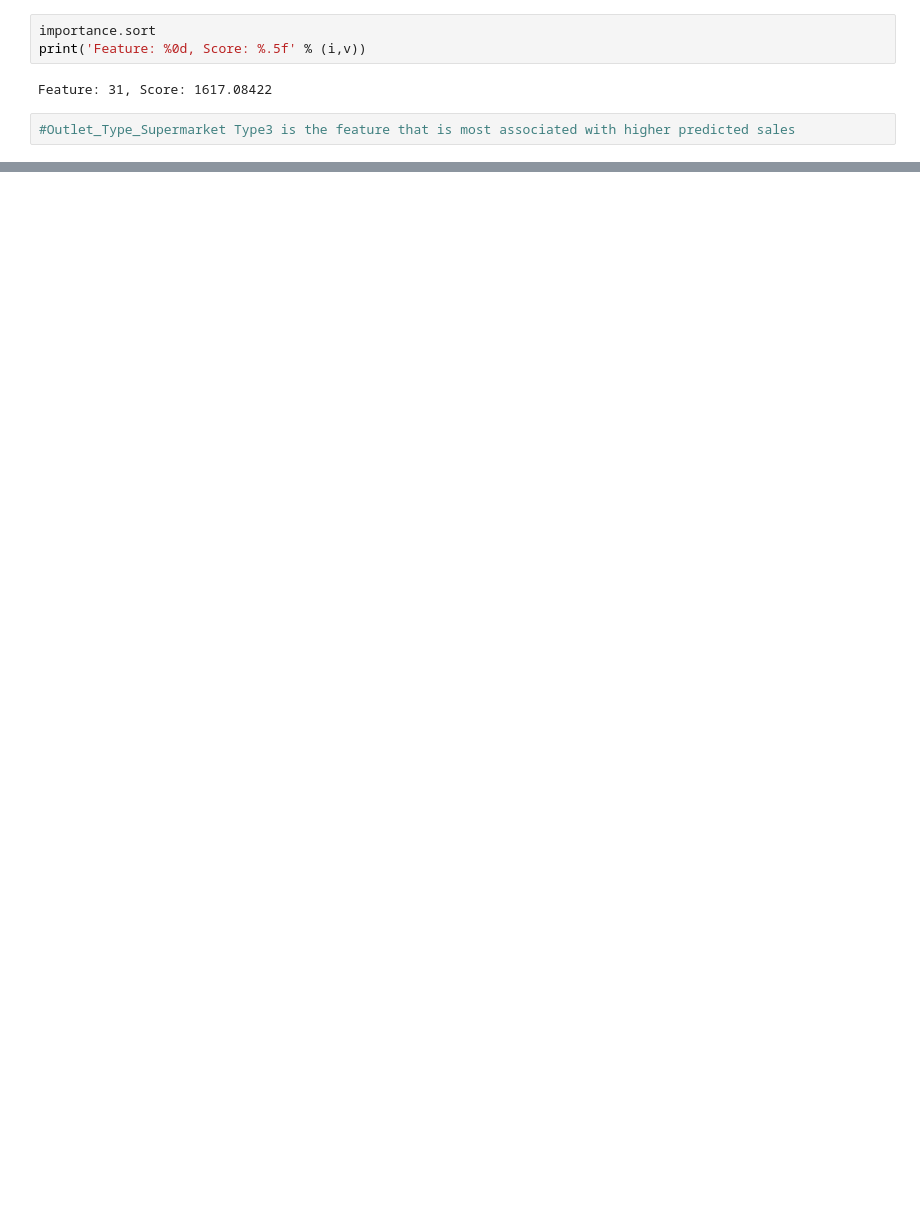
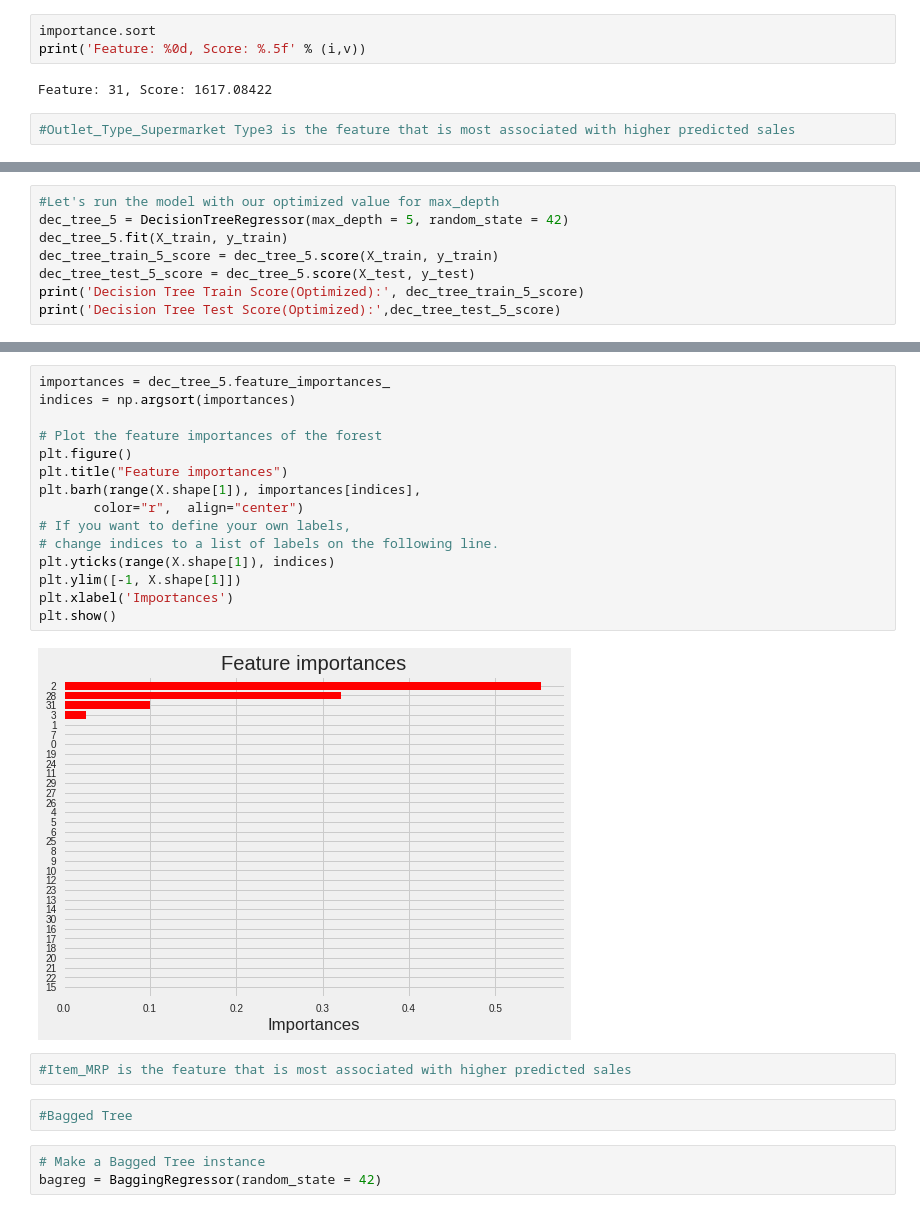
Before and after one commit to Savvy-Slowley/Sales_Predictions, a Jupyter notebook: Sales_Predictions.ipynb, the cells around one changed output, grey strips where cells are left out. Cells and saved outputs as stored; diff of their text form; blank space fills up the shorter version.

```diff
--- a/Sales_Predictions.ipynb
+++ b/Sales_Predictions.ipynb
@@ -493,0 +605,8 @@ Feature: 31, Score: 1617.08422
+# %%
+#Let's run the model with our optimized value for max_depth
+dec_tree_5 = DecisionTreeRegressor(max_depth = 5, random_state = 42)
+dec_tree_5.fit(X_train, y_train)
+dec_tree_train_5_score = dec_tree_5.score(X_train, y_train)
+dec_tree_test_5_score = dec_tree_5.score(X_test, y_test)
+print('Decision Tree Train Score(Optimized):', dec_tree_train_5_score)
+print('Decision Tree Test Score(Optimized):',dec_tree_test_5_score)
@@ -493,0 +649,24 @@ Feature: 31, Score: 1617.08422
+# %%
+importances = dec_tree_5.feature_importances_
+indices = np.argsort(importances)
+
+# Plot the feature importances of the forest
+plt.figure()
+plt.title("Feature importances")
+plt.barh(range(X.shape[1]), importances[indices],
+       color="r",  align="center")
+# If you want to define your own labels,
+# change indices to a list of labels on the following line.
+plt.yticks(range(X.shape[1]), indices)
+plt.ylim([-1, X.shape[1]])
+plt.xlabel('Importances')
+plt.show()
+# %% [output]
+[figure, added]
+# %%
+#Item_MRP is the feature that is most associated with higher predicted sales
+# %%
+#Bagged Tree
+# %%
+# Make a Bagged Tree instance
+bagreg = BaggingRegressor(random_state = 42)
```
Also changed, not shown: parts of 48 cells of this notebook.
